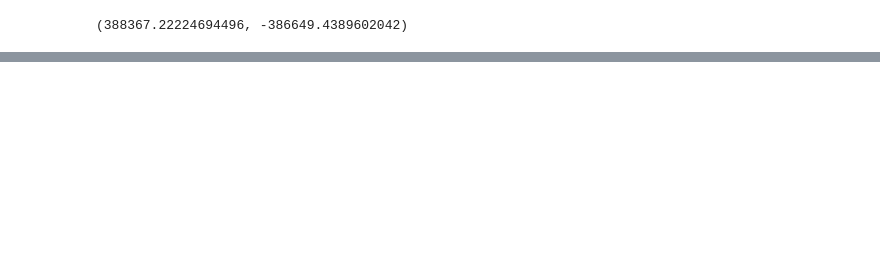
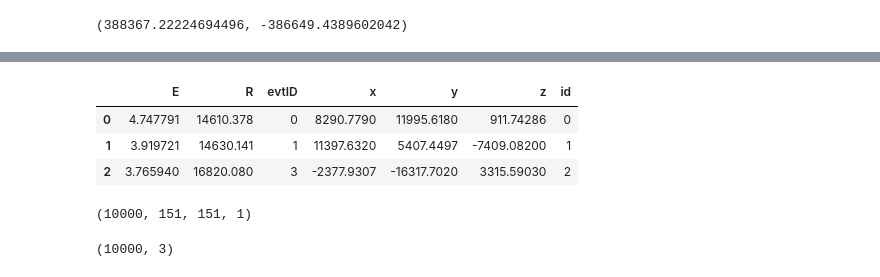
Before and after one commit to VProv/JUNO, a Jupyter notebook: notebooks/Regression_experiments.ipynb, the cells around one changed output, grey strips where cells are left out. Drawn from its saved outputs; the diff is of its cells as text; code cells hidden in the pictures; blank space fills up the shorter version.

```diff
--- a/notebooks/Regression_experiments.ipynb
+++ b/notebooks/Regression_experiments.ipynb
@@ -177,0 +202,9 @@ np.meshgrid(lon,lat)[1].shape
+# %%
+train_info['id'] = [event_to_id[evtID] for evtID in train_info['evtID']]
+# %%
+train_info[:3]
+# %% [output]
+|  | E | R | evtID | x | y | z | id |
+| 0 | 4.747791 | 14610.378 | 0 | 8290.7790 | 11995.6180 | 911.74286 | 0 |
+| 1 | 3.919721 | 14630.141 | 1 | 11397.6320 | 5407.4497 | -7409.08200 | 1 |
+| 2 | 3.765940 | 16820.080 | 3 | -2377.9307 | -16317.7020 | 3315.59030 | 2 |
@@ -177,0 +213,8 @@ np.meshgrid(lon,lat)[1].shape
+# %%
+data_lpmt.shape
+# %% [output]
+(10000, 151, 151, 1)
+# %%
+y_val.shape
+# %% [output]
+(10000, 3)
```
Also changed, not shown: parts of 33 cells of this notebook.
